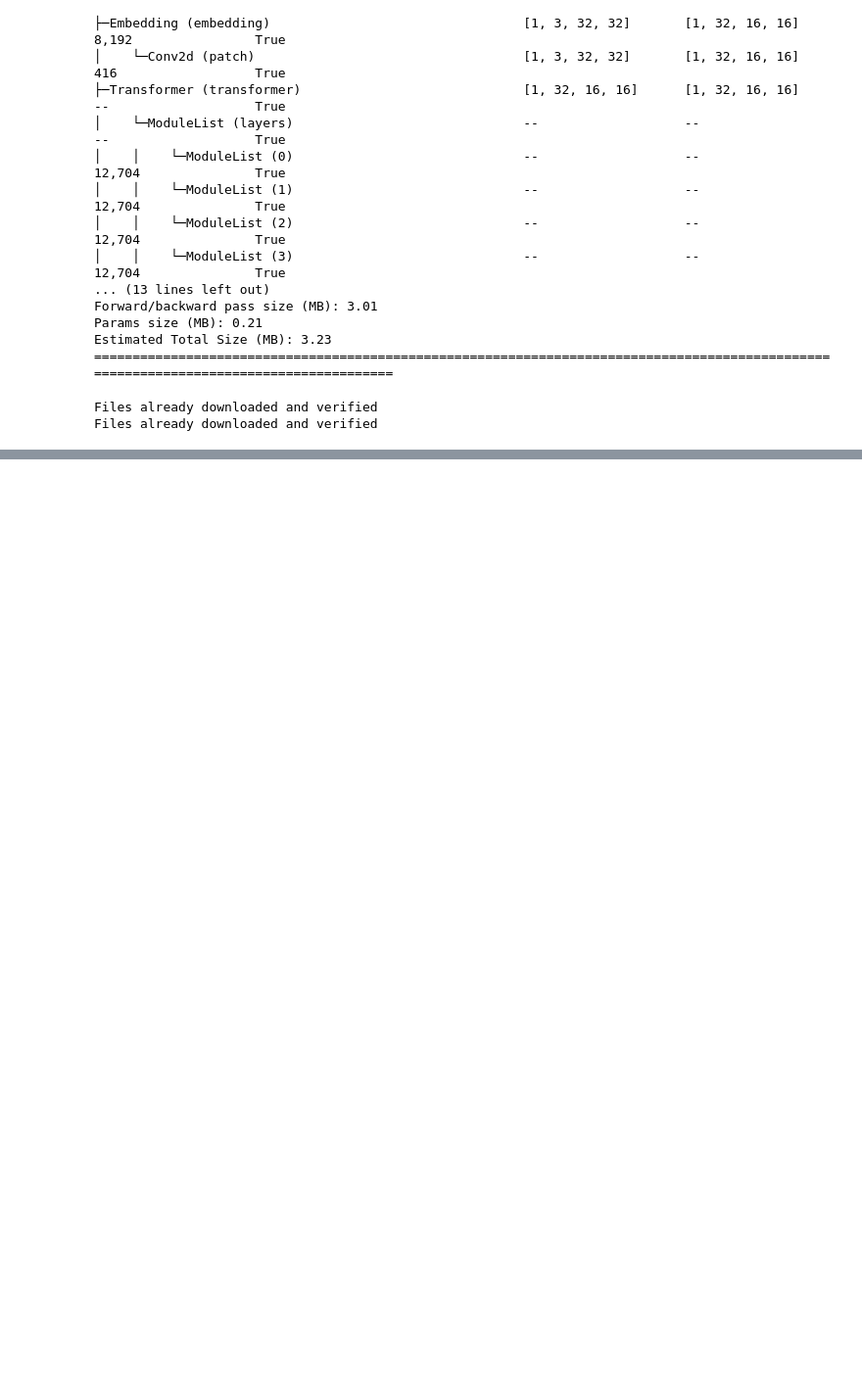
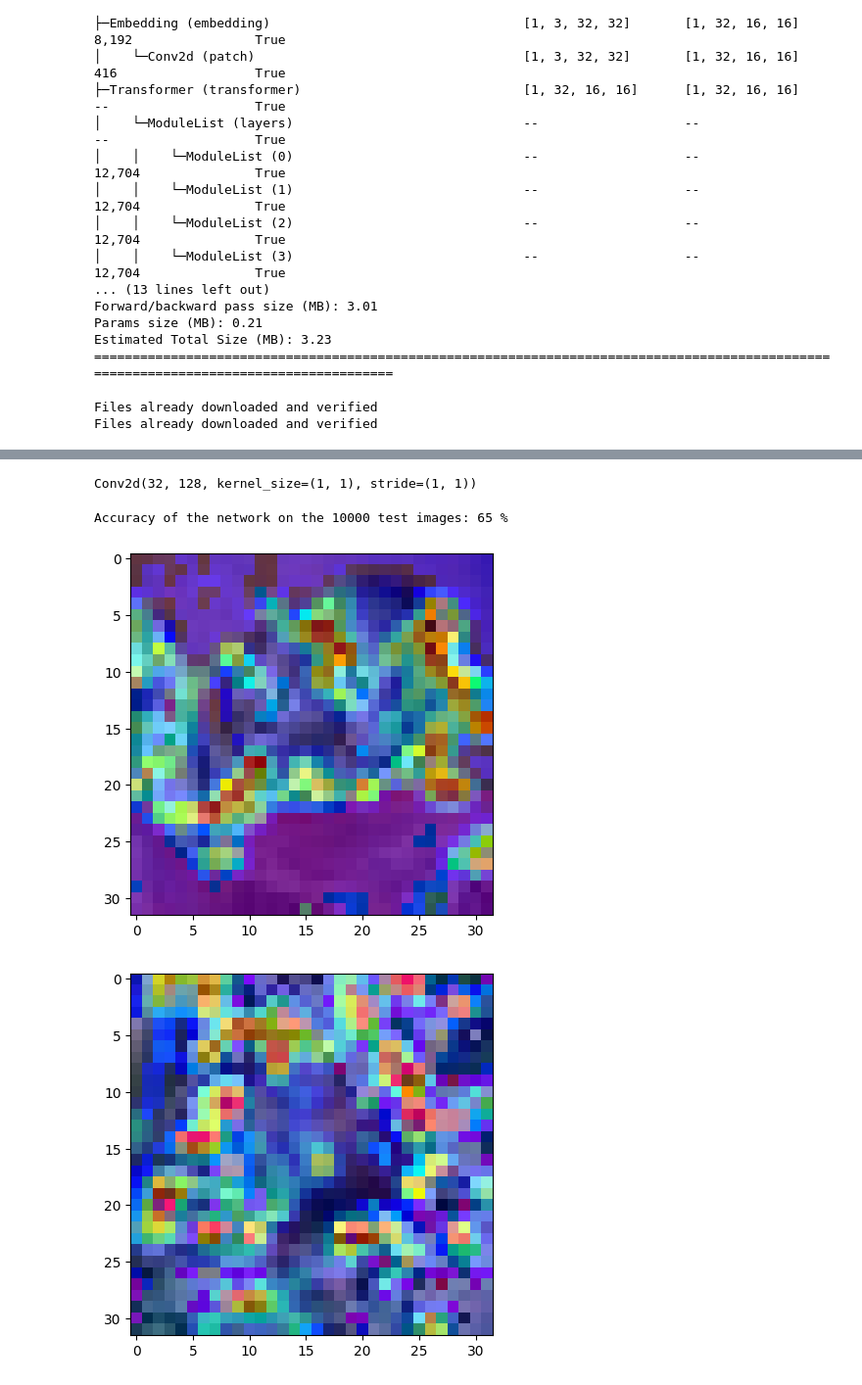
Before and after one commit to gremlin97/EVA-8, a Jupyter notebook: S10/s10.ipynb, the cells around one changed output, grey strips where cells are left out. Shown at 98% size. Drawn from its saved outputs; the diff is of its cells as text; code cells hidden in the pictures; blank space fills up the shorter version.

Commit message:
Added GradCam Images

```diff
--- a/S10/s10.ipynb
+++ b/S10/s10.ipynb
@@ -343,0 +352,4 @@ ViT: Epoch: 24 | Train Acc: 0.6041, Test Acc: 0.6362, Time: 63.8, lr: 0.000000
+# %%
+model.module.transformer.layers[3][1].fn.net[0]
+# %% [output]
+Conv2d(32, 128, kernel_size=(1, 1), stride=(1, 1))
@@ -343,0 +435,12 @@ ViT: Epoch: 24 | Train Acc: 0.6041, Test Acc: 0.6362, Time: 63.8, lr: 0.000000
+# %%
+plot,pre = test_model(testloader,model)
+res = grad_cam(model, plot)
+# %% [output]
+Accuracy of the network on the 10000 test images: 65 %
+# %%
+for x in res:
+    plt.figure()
+    plt.imshow(x)
+# %% [output]
+[figure, added]
+[figure, added]
```
Also changed, not shown: parts of 5 cells of this notebook.
